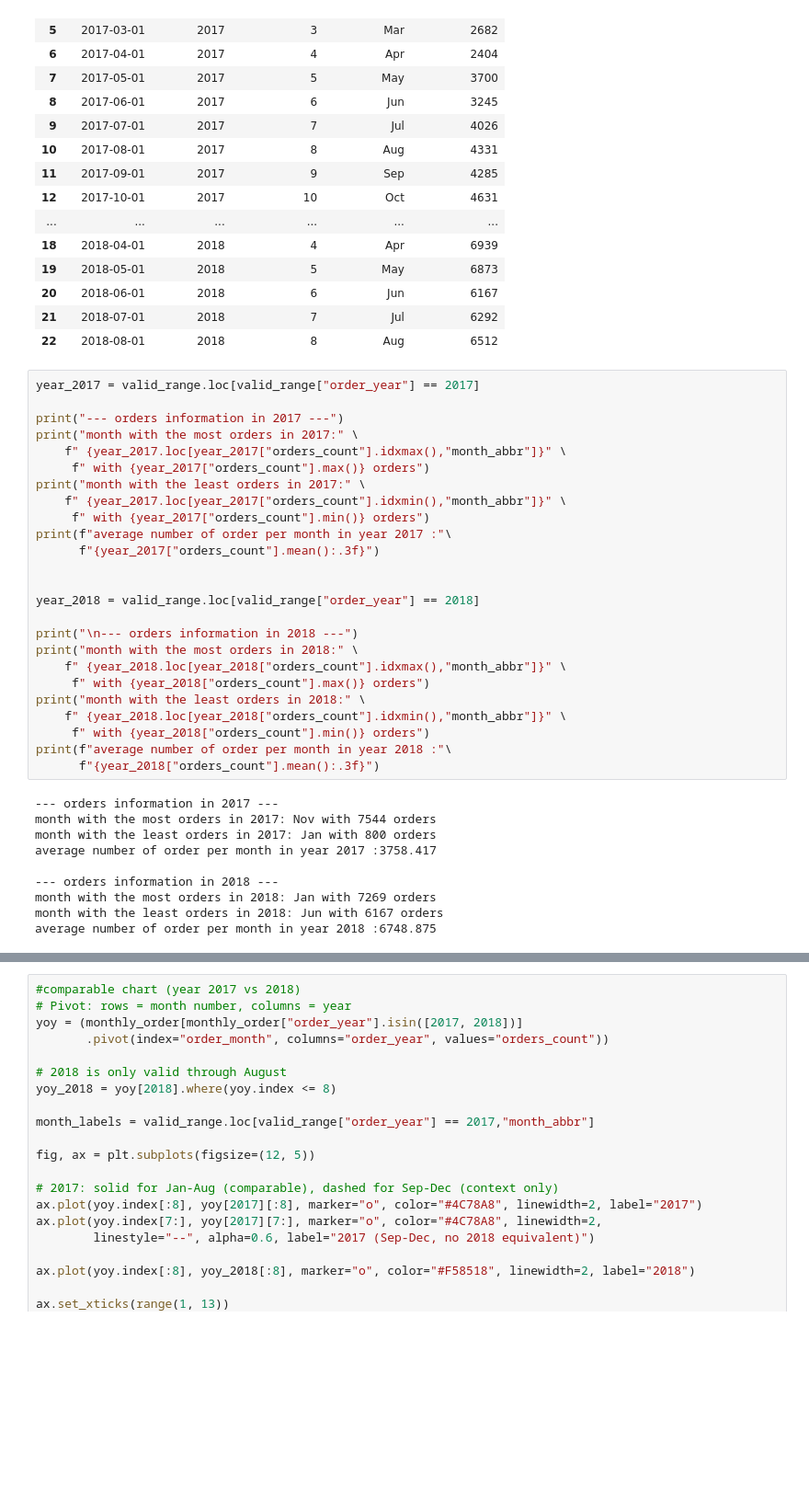
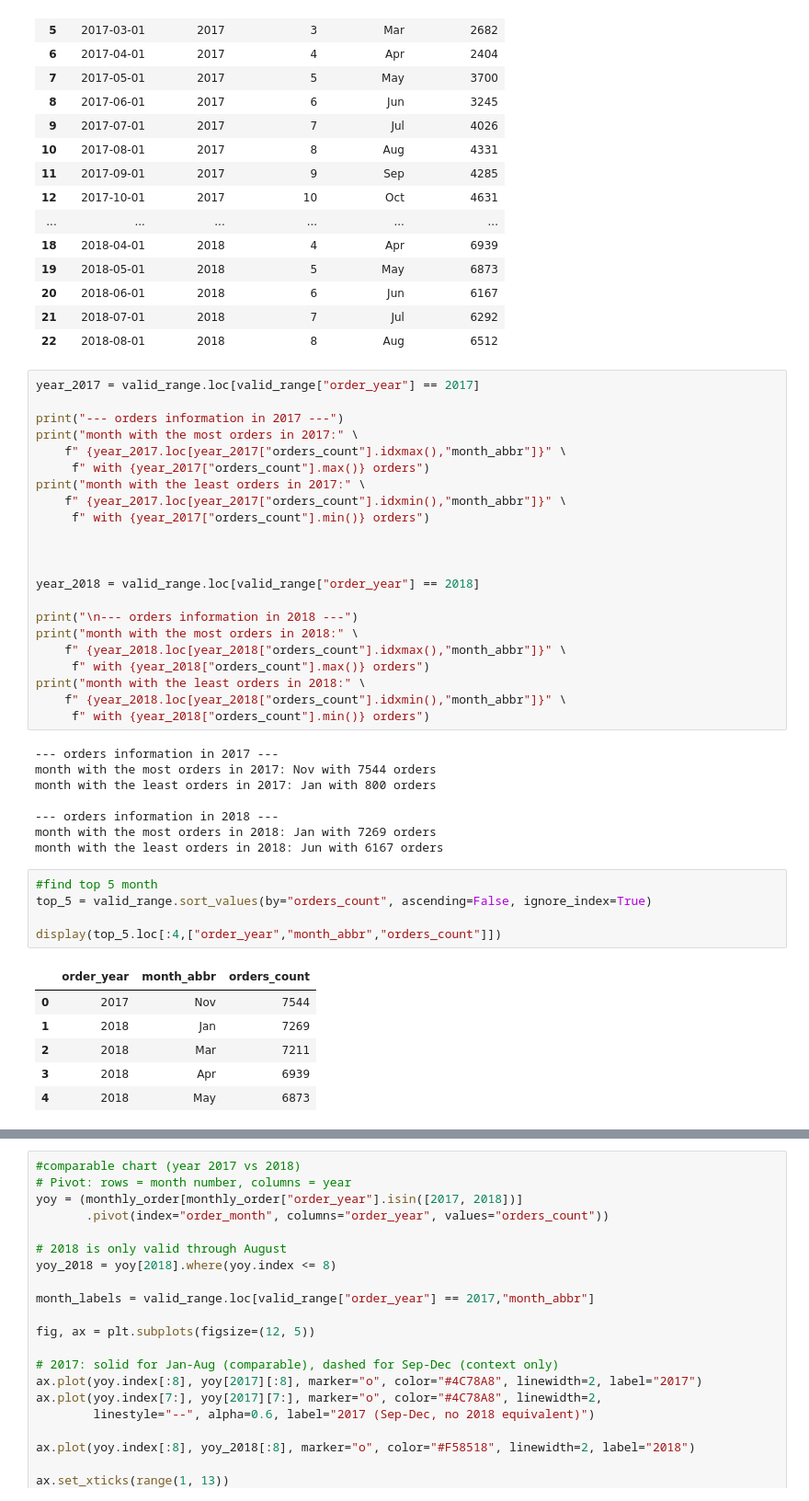
Before and after one commit to Abolfazl-Moradi006/Olist-data-analysis, a Jupyter notebook: Notebooks/3_Order Status & Time Trend Analysis.ipynb, the cells around one changed output, grey strips where cells are left out. Shown at 92% size. Cells and saved outputs as stored; diff of their text form; blank space fills up the shorter version.

```diff
--- a/Notebooks/3_Order Status & Time Trend Analysis.ipynb
+++ b/Notebooks/3_Order Status & Time Trend Analysis.ipynb
@@ -280,8 +280,7 @@ print("month with the most orders in 2017:" \
 print("month with the least orders in 2017:" \
     f" {year_2017.loc[year_2017["orders_count"].idxmin(),"month_abbr"]}" \
      f" with {year_2017["orders_count"].min()} orders")
-print(f"average number of order per month in year 2017 :"\
-      f"{year_2017["orders_count"].mean():.3f}")
+
 
 
 year_2018 = valid_range.loc[valid_range["order_year"] == 2018]
@@ -293,15 +292,23 @@ print("month with the most orders in 2018:" \
 print("month with the least orders in 2018:" \
     f" {year_2018.loc[year_2018["orders_count"].idxmin(),"month_abbr"]}" \
      f" with {year_2018["orders_count"].min()} orders")
-print(f"average number of order per month in year 2018 :"\
-      f"{year_2018["orders_count"].mean():.3f}")
 # %% [output]
 --- orders information in 2017 ---
 month with the most orders in 2017: Nov with 7544 orders
 month with the least orders in 2017: Jan with 800 orders
-average number of order per month in year 2017 :3758.417
 
 --- orders information in 2018 ---
 month with the most orders in 2018: Jan with 7269 orders
 month with the least orders in 2018: Jun with 6167 orders
-average number of order per month in year 2018 :6748.875
+# %%
+#find top 5 month
+top_5 = valid_range.sort_values(by="orders_count", ascending=False, ignore_index=True)
+
+display(top_5.loc[:4,["order_year","month_abbr","orders_count"]])
+# %% [output]
+|  | order_year | month_abbr | orders_count |
+| 0 | 2017 | Nov | 7544 |
+| 1 | 2018 | Jan | 7269 |
+| 2 | 2018 | Mar | 7211 |
+| 3 | 2018 | Apr | 6939 |
+| 4 | 2018 | May | 6873 |
```
Also changed, not shown: parts of 2 cells of this notebook.
